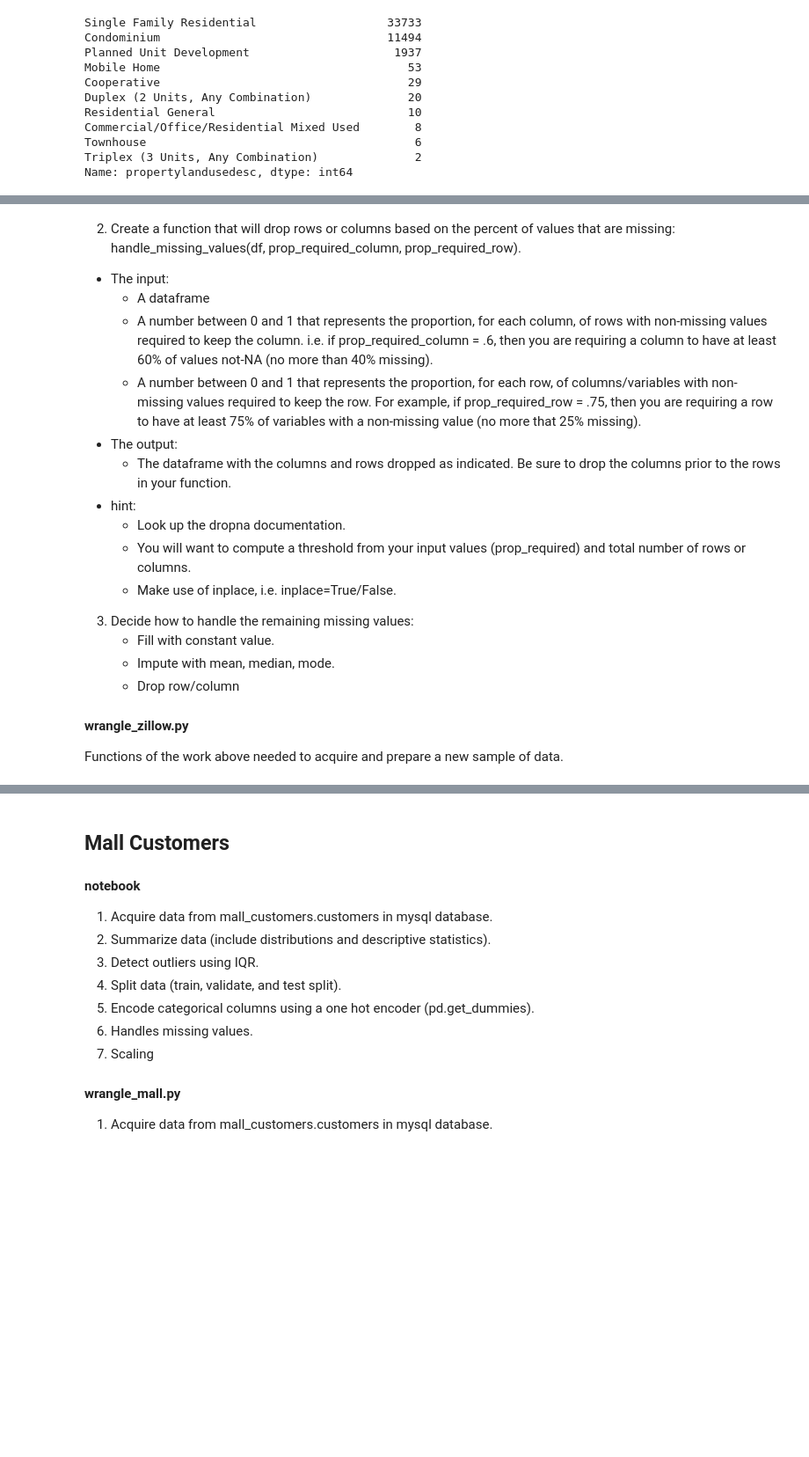
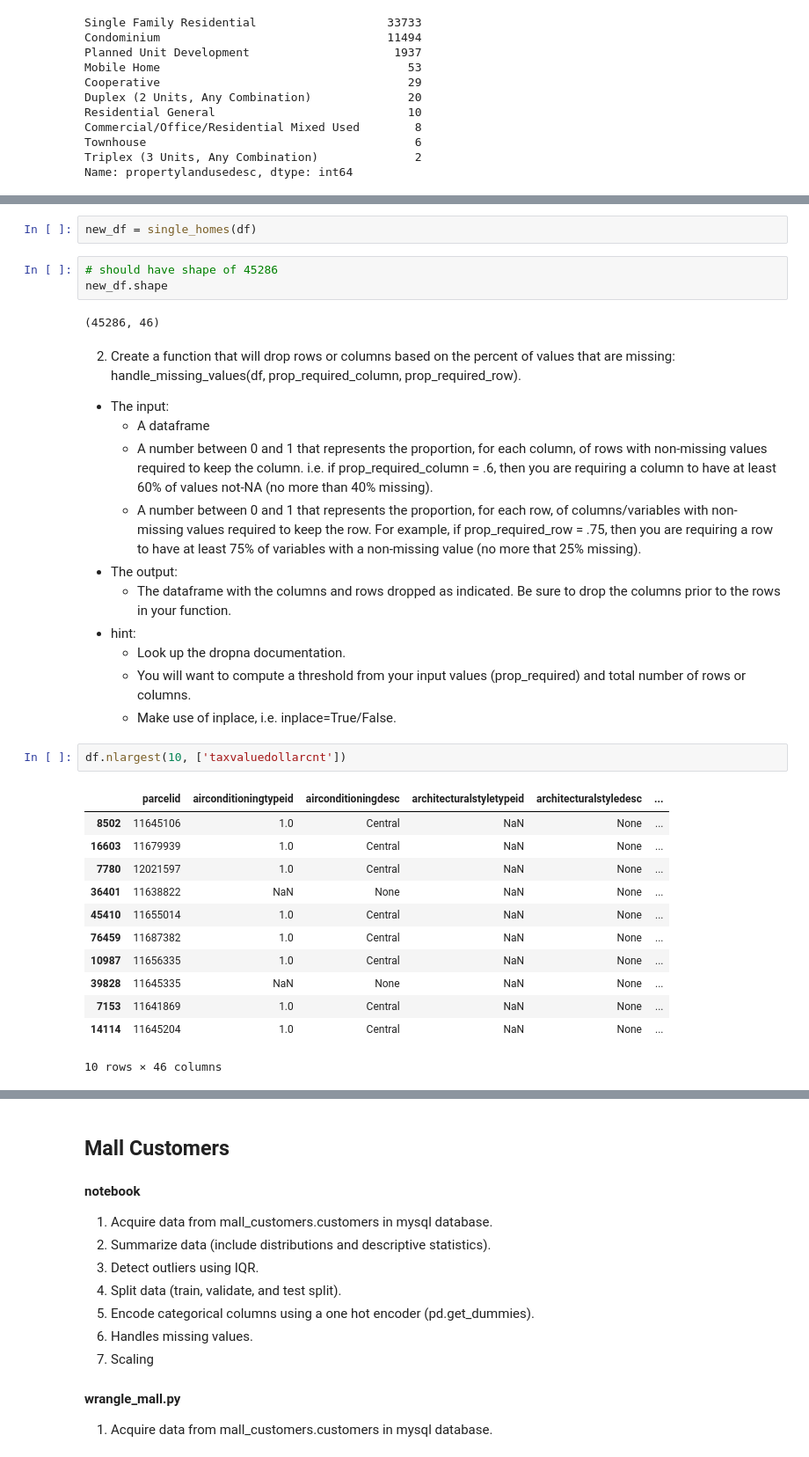
Before and after one commit to HeatherOrtegaMcMillan/clustering-exercises, a Jupyter notebook: zillow.ipynb, the cells around one changed output, grey strips where cells are left out. Shown at 88% size. Cells and saved outputs as stored; diff of their text form; blank space fills up the shorter version.

```diff
--- a/zillow.ipynb
+++ b/zillow.ipynb
@@ -384,3 +462,10 @@ Name: propertylandusedesc, dtype: int64
+# %%
+new_df = single_homes(df)
+# %%
+# should have shape of 45286
+new_df.shape
+# %% [output]
+(45286, 46)
 # %% [markdown]
 2. Create a function that will drop rows or columns based on the percent of values that are missing: handle_missing_values(df, prop_required_column, prop_required_row).
 
@@ -394,10 +479,18 @@ Name: propertylandusedesc, dtype: int64
     - Look up the dropna documentation.
     - You will want to compute a threshold from your input values (prop_required) and total number of rows or columns.
     - Make use of inplace, i.e. inplace=True/False.
-3. Decide how to handle the remaining missing values:
-    - Fill with constant value.
-    - Impute with mean, median, mode.
-    - Drop row/column
-
-#### wrangle_zillow.py
-Functions of the work above needed to acquire and prepare a new sample of data.
+# %%
+df.nlargest(10, ['taxvaluedollarcnt'])
+# %% [output]
+|  | parcelid | airconditioningtypeid | airconditioningdesc | architecturalstyletypeid | architecturalstyledesc | ... |
+| 8502 | 11645106 | 1.0 | Central | NaN | None | ... |
+| 16603 | 11679939 | 1.0 | Central | NaN | None | ... |
+| 7780 | 12021597 | 1.0 | Central | NaN | None | ... |
+| 36401 | 11638822 | NaN | None | NaN | None | ... |
+| 45410 | 11655014 | 1.0 | Central | NaN | None | ... |
+| 76459 | 11687382 | 1.0 | Central | NaN | None | ... |
+| 10987 | 11656335 | 1.0 | Central | NaN | None | ... |
+| 39828 | 11645335 | NaN | None | NaN | None | ... |
+| 7153 | 11641869 | 1.0 | Central | NaN | None | ... |
+| 14114 | 11645204 | 1.0 | Central | NaN | None | ... |
+10 rows × 46 columns
```
Also changed, not shown: parts of 11 cells of this notebook.
